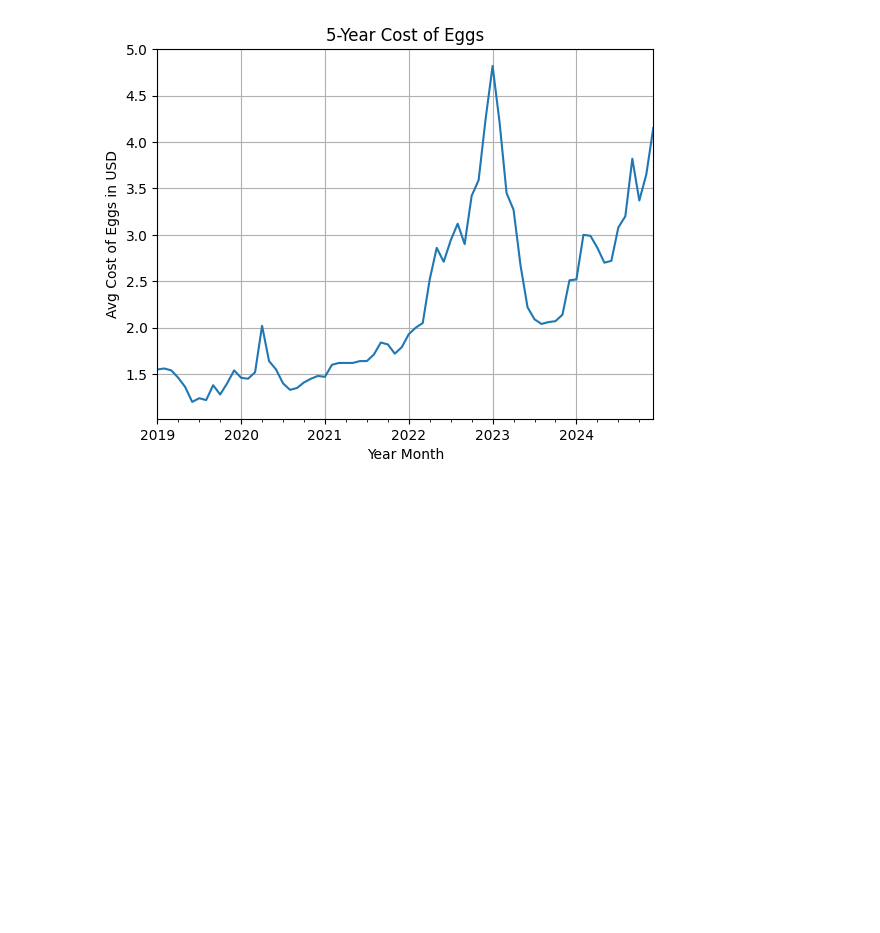
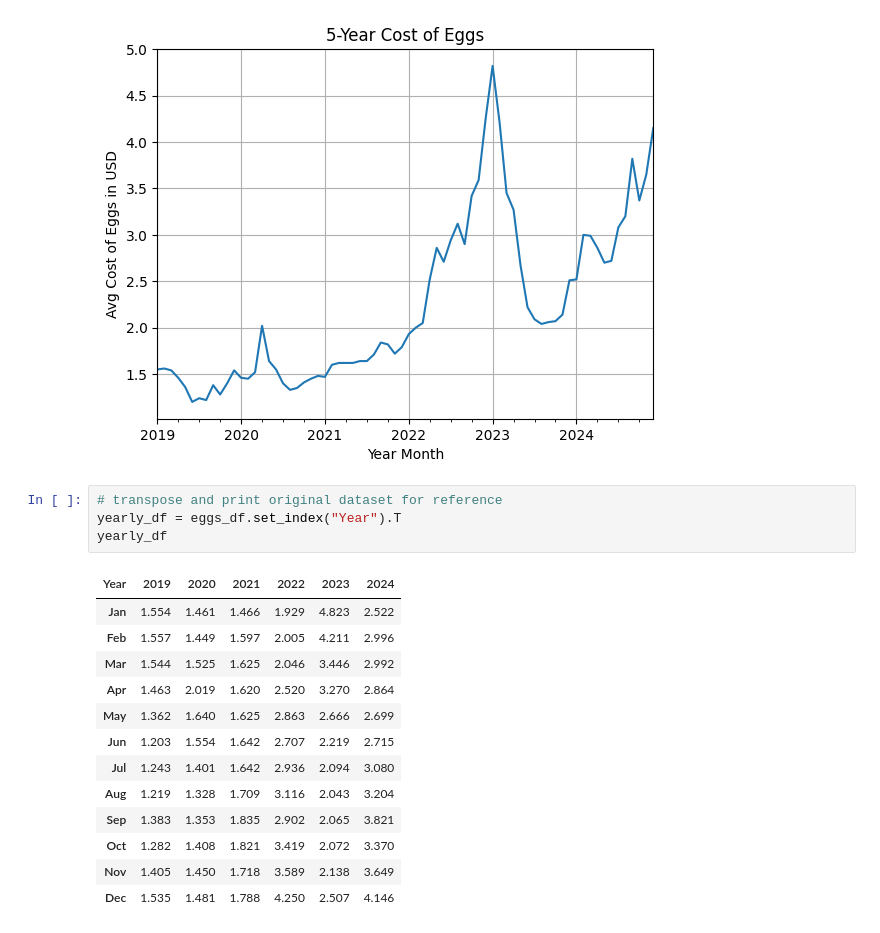
Before and after one commit to country4livin/Project-1-Repo, a Jupyter notebook: 5-yr_cost_of_eggs.ipynb, the cells around one changed output. Saved outputs shown, nothing was run; the diff lists cells and outputs as text; blank space fills up the shorter version.

```diff
--- a/5-yr_cost_of_eggs.ipynb
+++ b/5-yr_cost_of_eggs.ipynb
@@ -73,3 +59,21 @@ plt.grid(True)
 plt.show()
 # %% [output]
 [figure]
+# %%
+# transpose and print original dataset for reference
+yearly_df = eggs_df.set_index("Year").T
+yearly_df
+# %% [output]
+| Year | 2019 | 2020 | 2021 | 2022 | 2023 | 2024 |
+| Jan | 1.554 | 1.461 | 1.466 | 1.929 | 4.823 | 2.522 |
+| Feb | 1.557 | 1.449 | 1.597 | 2.005 | 4.211 | 2.996 |
+| Mar | 1.544 | 1.525 | 1.625 | 2.046 | 3.446 | 2.992 |
+| Apr | 1.463 | 2.019 | 1.620 | 2.520 | 3.270 | 2.864 |
+| May | 1.362 | 1.640 | 1.625 | 2.863 | 2.666 | 2.699 |
+| Jun | 1.203 | 1.554 | 1.642 | 2.707 | 2.219 | 2.715 |
+| Jul | 1.243 | 1.401 | 1.642 | 2.936 | 2.094 | 3.080 |
+| Aug | 1.219 | 1.328 | 1.709 | 3.116 | 2.043 | 3.204 |
+| Sep | 1.383 | 1.353 | 1.835 | 2.902 | 2.065 | 3.821 |
+| Oct | 1.282 | 1.408 | 1.821 | 3.419 | 2.072 | 3.370 |
+| Nov | 1.405 | 1.450 | 1.718 | 3.589 | 2.138 | 3.649 |
+| Dec | 1.535 | 1.481 | 1.788 | 4.250 | 2.507 | 4.146 |
```
Also changed, not shown: parts of 5 cells of this notebook.
